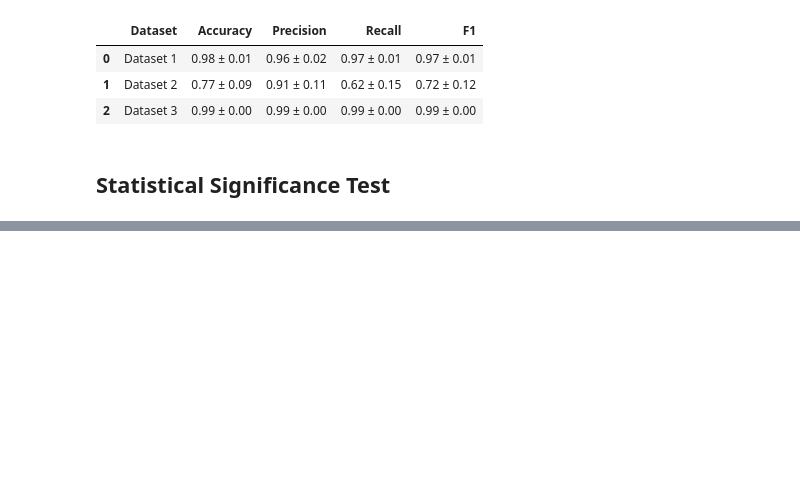
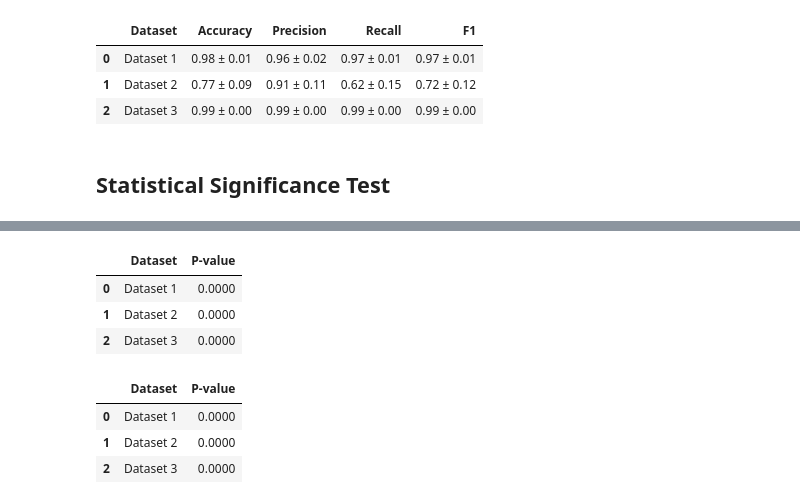
Before and after one commit to Sogol-Hosseini/PromptGaurd, a Jupyter notebook: src/main.ipynb, the cells around one changed output, grey strips where cells are left out. Cells and saved outputs as stored; diff of their text form; code cells hidden in the pictures; blank space fills up the shorter version.

```diff
--- a/src/main.ipynb
+++ b/src/main.ipynb
@@ -797,0 +539,14 @@ display(summary_df)
+# %%
+xgboost_chi2_df
+# %% [output]
+|  | Dataset | P-value |
+| 0 | Dataset 1 | 0.0000 |
+| 1 | Dataset 2 | 0.0000 |
+| 2 | Dataset 3 | 0.0000 |
+# %%
+randomforest_chi2_df
+# %% [output]
+|  | Dataset | P-value |
+| 0 | Dataset 1 | 0.0000 |
+| 1 | Dataset 2 | 0.0000 |
+| 2 | Dataset 3 | 0.0000 |
```
Also changed, not shown: parts of 9 cells of this notebook.
